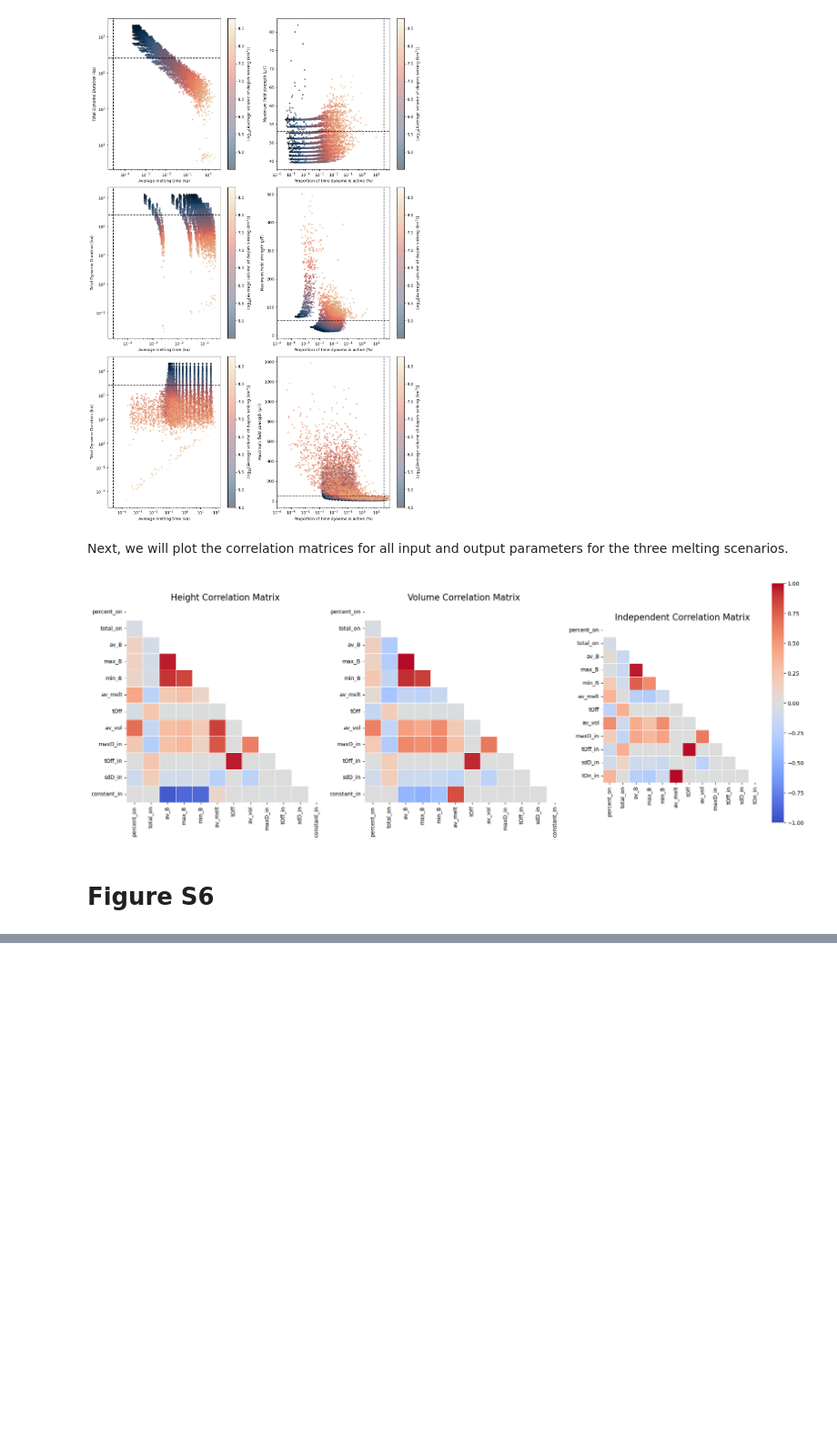
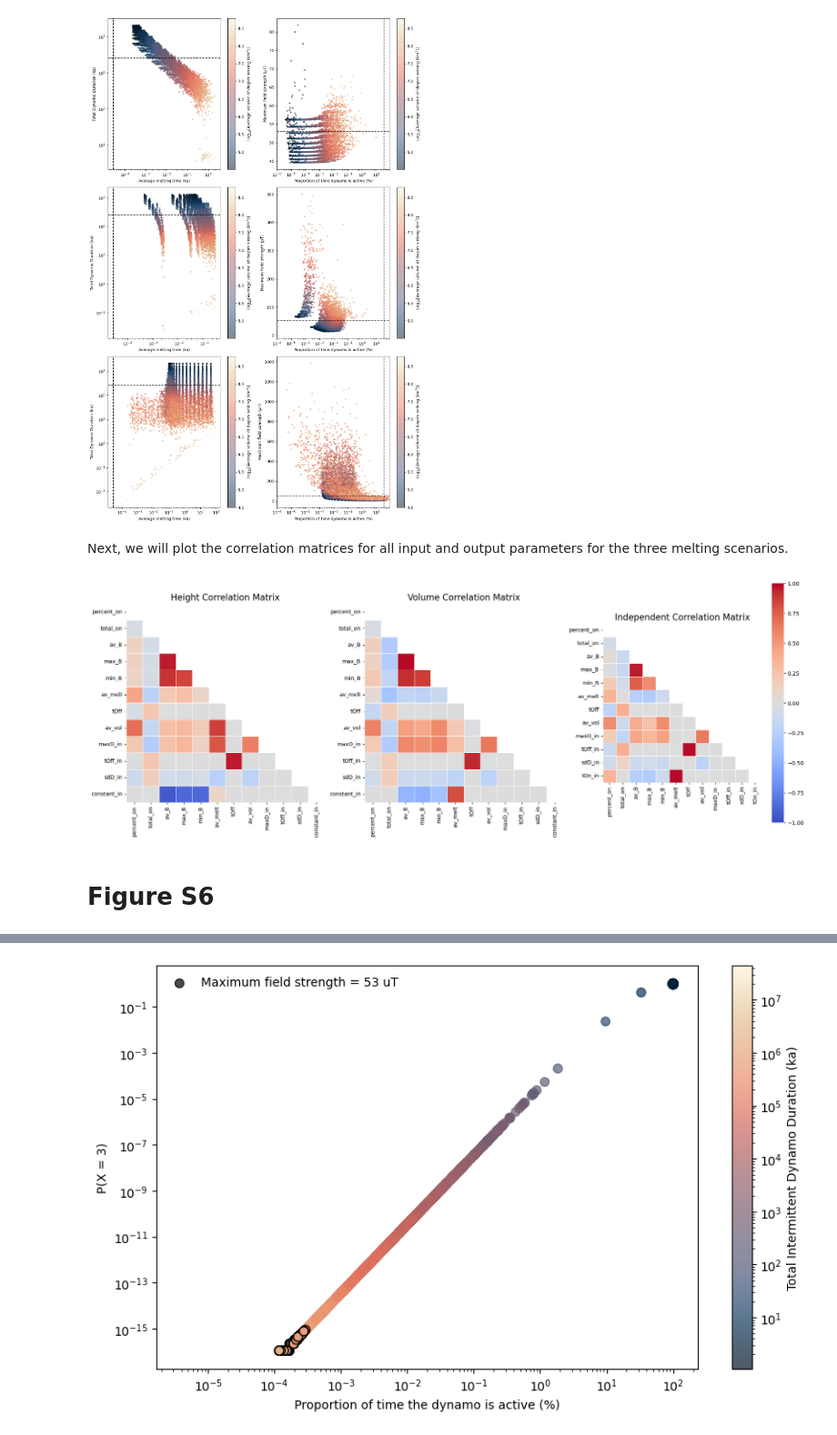
Before and after one commit to TinySpaceMagnet/LunarDynamo, a Jupyter notebook: Supplementary_Figures.ipynb, the cells around one changed output, grey strips where cells are left out. Shown at 91% size. Drawn from its saved outputs; the diff is of its cells as text; code cells hidden in the pictures; blank space fills up the shorter version.

Commit message:
Updated version of Supplementary figures

```diff
--- a/Supplementary_Figures.ipynb
+++ b/Supplementary_Figures.ipynb
@@ -554,0 +543,15 @@ Intersection of y = 35 with Lower Bound: x = 45.70
+# %%
+#proportion of time the dynamo was active
+height_percent_on = height_prop['percent_on']
+volume_percent_on = volume_prop['percent_on']
+independent_percent_on = independent_prop['percent_on']
+
+#total duration of the intermittent dynamo
+height_total_on = height_prop['total_on']
+volume_total_on = volume_prop['total_on']
+independent_total_on = independent_prop['total_on']
+
+#maximum field strength generated by the dynamo
+height_max_B = height_prop['max_B']
+volume_max_B = volume_prop['max_B']
+independent_max_B = independent_prop['max_B']
@@ -554,0 +562,73 @@ Intersection of y = 35 with Lower Bound: x = 45.70
+# %%
+# Parameters
+n = 7  # number of trials
+k = 3  # number of successes
+
+# Example data for color and size (ensure these are numpy arrays)
+total_on = np.array(height_total_on)  # Convert to numpy array if not already
+max_B = np.array(height_max_B)        # Convert to numpy array if not already
+
+# Example probability values from 0% to 100%
+p_values = np.array(height_percent_on) / 100
+
+# Calculate probabilities for the filtered p_values
+probabilities = np.array([calculate_probability(n, k, p) for p in p_values])
+
+# Set up LogNorm for color mapping
+norm_total_on = LogNorm(vmin=min(total_on[total_on > 0]), vmax=max(total_on))
+
+# Define the criteria for bold points
+mask_bold = (max_B > 53) & (total_on > 664e3)
+
+# Ensure mask_bold is a boolean array with the same length
+assert len(mask_bold) == len(p_values)
+
+# Plot the results using scatter plot
+plt.figure(figsize=(10, 6))
+
+# Plot points that do not meet the criteria
+scatter_normal = plt.scatter(p_values[~mask_bold] * 100, probabilities[~mask_bold],
+                             c=total_on[~mask_bold],
+                             cmap=SCM8.lipari,  # Colormap for the scatter plot
+                             norm=norm_total_on,  # Apply logarithmic normalization for color
+                             s=max_B[~mask_bold],  # Sizes of the points
+                             alpha=0.7,
+                             label=None)
+
+# Plot points that meet the criteria with different alpha
+scatter_bold = plt.scatter(p_values[mask_bold] * 100, probabilities[mask_bold],
+                           c=total_on[mask_bold],
+                           cmap=SCM8.lipari,  # Colormap for the scatter plot
+                           norm=norm_total_on,  # Apply logarithmic normalization for color
+                           s=max_B[mask_bold],  # Sizes of the points
+                           alpha=1,
+                           edgecolor='black',  # Optional: Add edge color for emphasis
+                           label=None)
+
+plt.xlabel('Proportion of time the dynamo is active (%)')
+plt.ylabel(f'P(X = {k})')
+
+# Set the y-axis to a logarithmic scale
+plt.yscale('log')
+plt.xscale('log')
+
+# Add color bar for 'total_on'
+cbar = plt.colorbar(scatter_normal, label='Total On')
+cbar.set_label('Total Intermittent Dynamo Duration (ka)')
+
+# Add custom legend for sizes
+# Define specific sizes for the legend
+legend_sizes = [53]  # Sizes corresponding to B_max = 10 and B_max = 100
+legend_labels = [f'Maximum field strength = {size} uT' for size in legend_sizes]
+
+# Create invisible scatter plots for the legend
+for size, label in zip(legend_sizes, legend_labels):
+    plt.scatter([], [], s=size, c='k', alpha=0.7, label=label)
+
+# Add the legend
+plt.legend(loc='best', frameon=False)
+
+# Display the plot
+plt.show()
+# %% [output]
+[figure, added]
```
Also changed, not shown: parts of 31 cells of this notebook.
